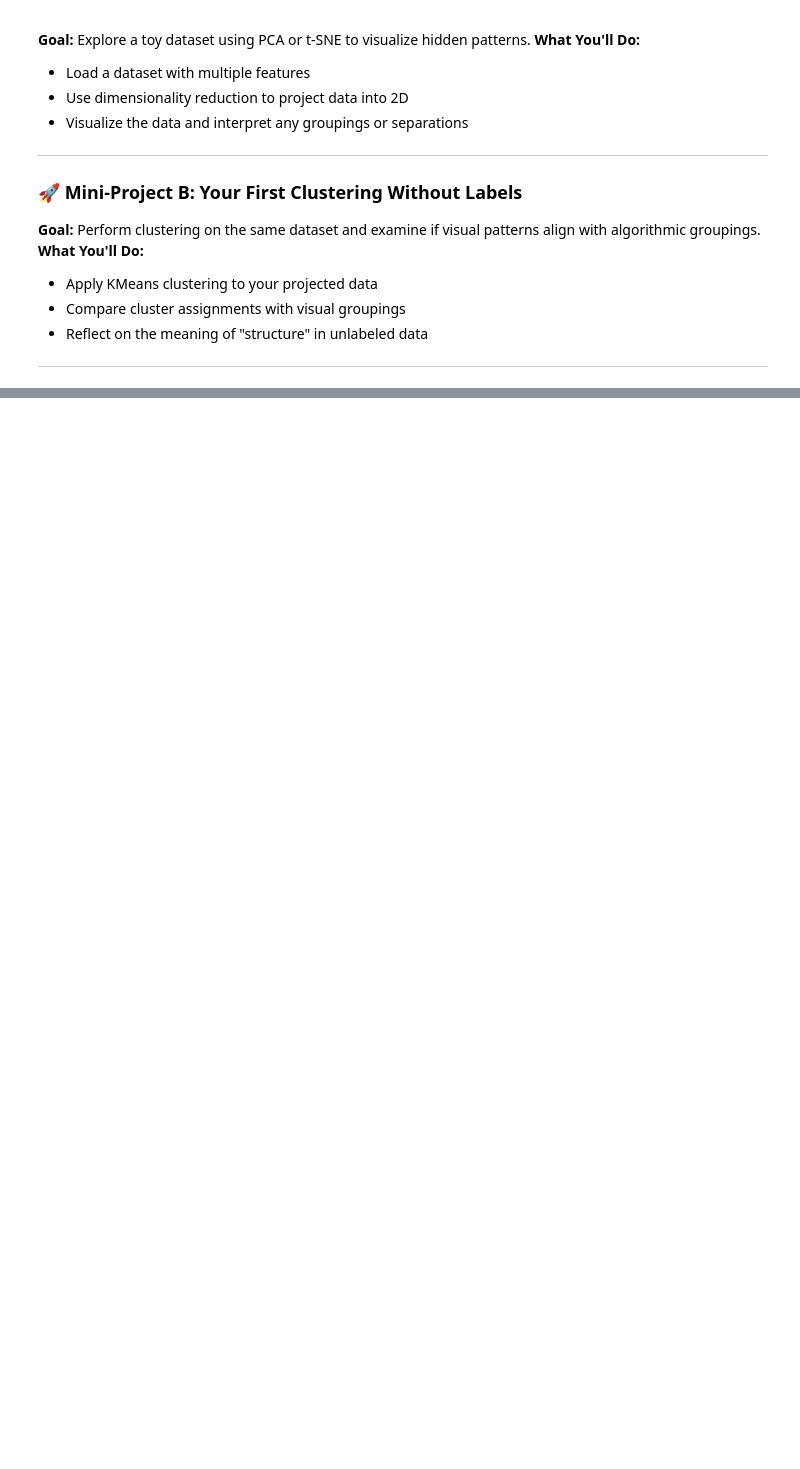
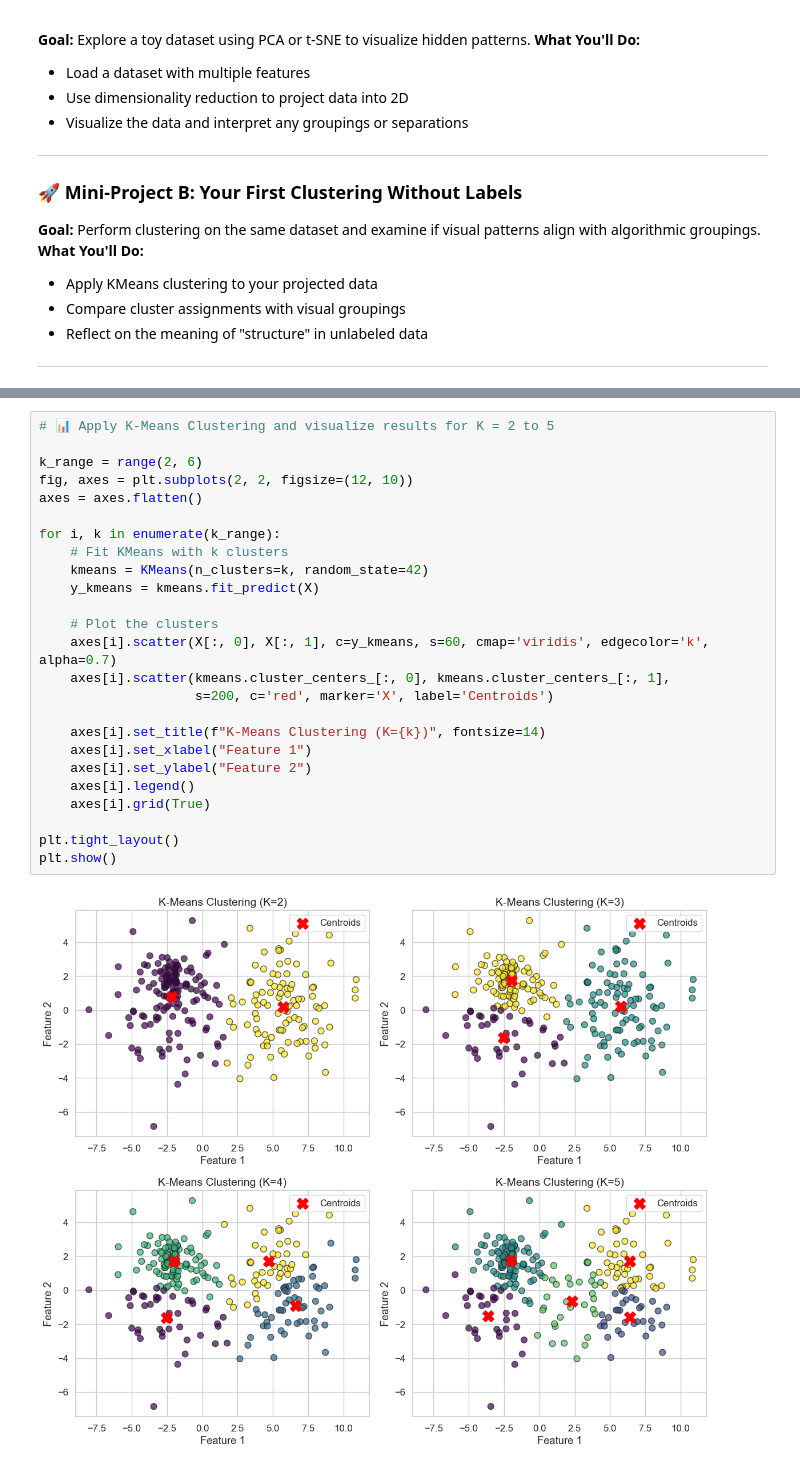
Before and after one commit to profadityasaxena/Unsupervised-Deep-Learning---Gaussian-Mixture-Models---EM-Based-Collaborative-Filtering, a Jupyter notebook: Unsupervised Deep Learning - EM-Based Collaborative Filtering.ipynb, the cells around one changed output, grey strips where cells are left out. Saved outputs shown, nothing was run; the diff lists cells and outputs as text; blank space fills up the shorter version.

Commit message:
visualizing the dataset

```diff
--- a/Unsupervised Deep Learning - EM-Based Collaborative Filtering.ipynb
+++ b/Unsupervised Deep Learning - EM-Based Collaborative Filtering.ipynb
@@ -159,0 +172,27 @@ By the end of this module, you should be able to:
+# %%
+# 📊 Apply K-Means Clustering and visualize results for K = 2 to 5
+
+k_range = range(2, 6)
+fig, axes = plt.subplots(2, 2, figsize=(12, 10))
+axes = axes.flatten()
+
+for i, k in enumerate(k_range):
+    # Fit KMeans with k clusters
+    kmeans = KMeans(n_clusters=k, random_state=42)
+    y_kmeans = kmeans.fit_predict(X)
+
+    # Plot the clusters
+    axes[i].scatter(X[:, 0], X[:, 1], c=y_kmeans, s=60, cmap='viridis', edgecolor='k', alpha=0.7)
+    axes[i].scatter(kmeans.cluster_centers_[:, 0], kmeans.cluster_centers_[:, 1],
+                    s=200, c='red', marker='X', label='Centroids')
+
+    axes[i].set_title(f"K-Means Clustering (K={k})", fontsize=14)
+    axes[i].set_xlabel("Feature 1")
+    axes[i].set_ylabel("Feature 2")
+    axes[i].legend()
+    axes[i].grid(True)
+
+plt.tight_layout()
+plt.show()
+# %% [output]
+[figure, added]
```
Also changed, not shown: parts of 2 cells of this notebook.
